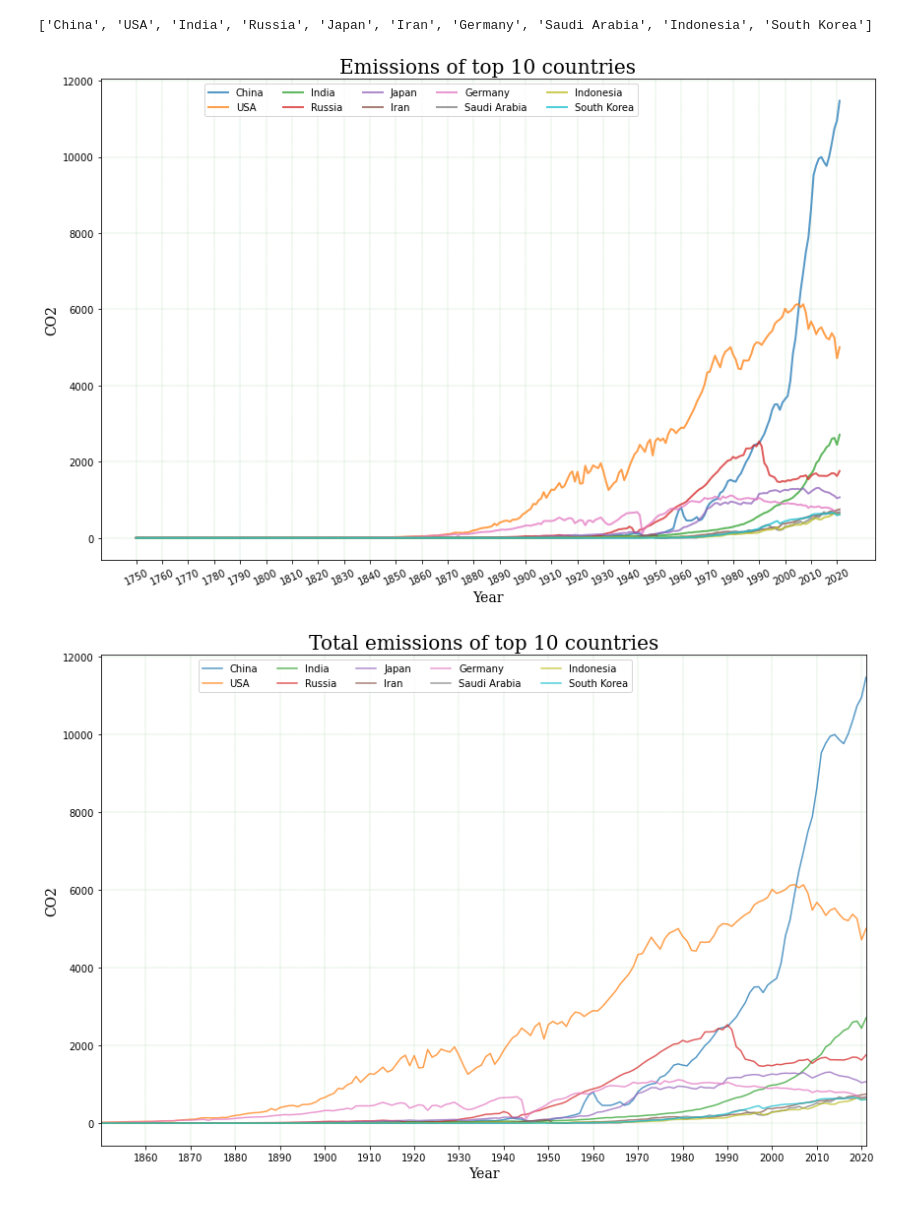
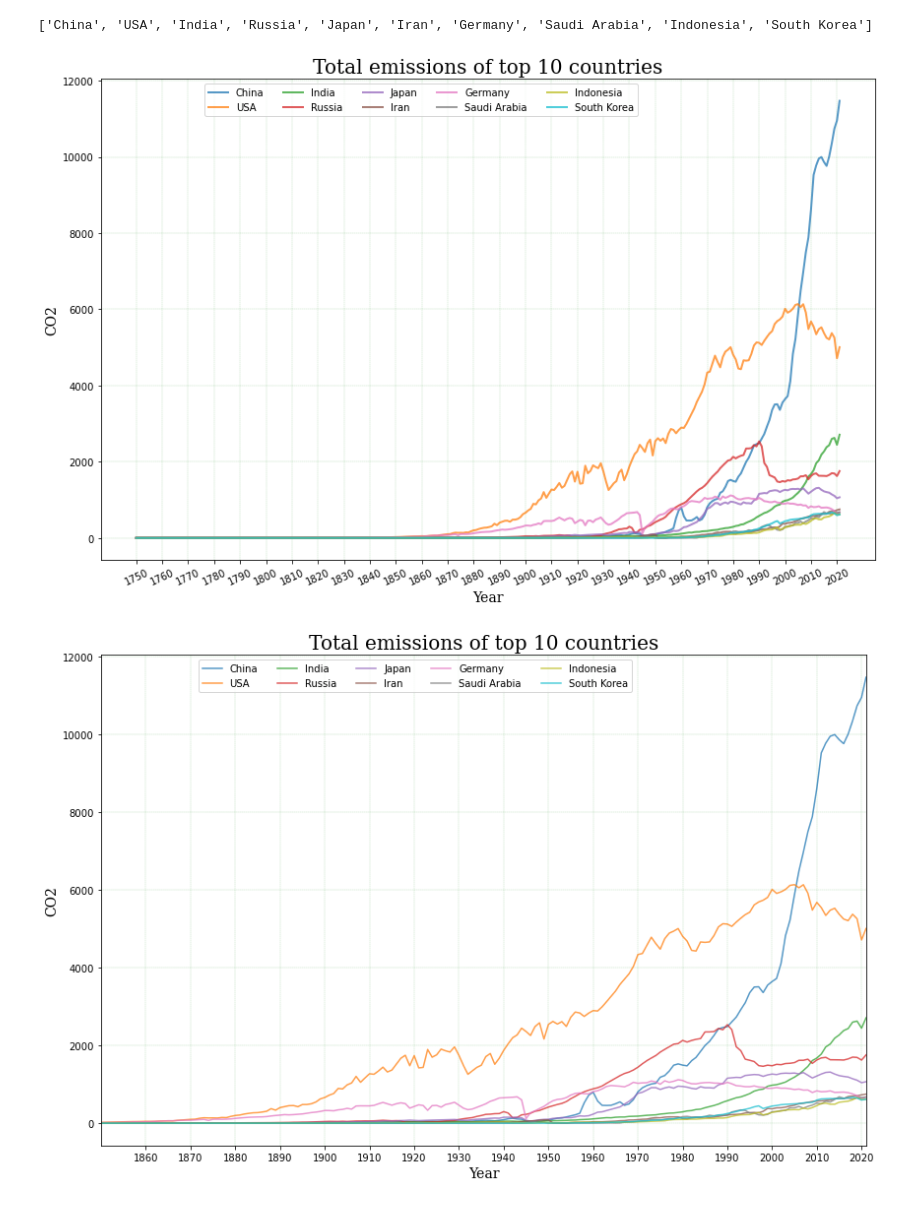
Before and after one commit to mcsebe/Emissions-by-Country, a Jupyter notebook: emissions-by-country.ipynb, the cells around one changed output. Saved outputs shown, nothing was run; the diff lists cells and outputs as text; code cells hidden in the pictures.

```diff
--- a/emissions-by-country.ipynb
+++ b/emissions-by-country.ipynb
@@ -248,18 +248,18 @@ print(Top10_2021)
 # %%
 fig, ax = plt.subplots(figsize=(12, 8), tight_layout=True, facecolor='w')
 for i in Top10_2021:
     ax.plot(dataset[dataset['Country'] == i]['Year'], dataset[dataset['Country'] == i]['Total'],
             alpha=0.75, label=i, linewidth=2)
-ax.set_title('Emissions of top 10 countries', fontsize=20, fontname='serif')
+ax.set_title('Total emissions of top 10 countries', fontsize=20, fontname='serif')
 ax.set_ylabel('CO2', fontsize=14, fontname='serif')
 ax.set_xlabel('Year', fontsize=14, fontname='serif')
 ax.set_xticks(range(1750, 2022,10))
 plt.xticks(rotation=25)
 ax.grid(color="g", which="major", axis='both', linestyle=':', linewidth=0.25)
 ax.legend(loc=1, ncol=5, bbox_to_anchor=(0.7, 1));
 plt.show()
 # %% [output]
-[figure, old version]
+[figure, new version]
 # %%
 fig, ax = plt.subplots(figsize=(12, 8), tight_layout=True, facecolor='w')
 for i in Top10_2021:
```
Also changed, not shown: parts of 9 cells of this notebook.
